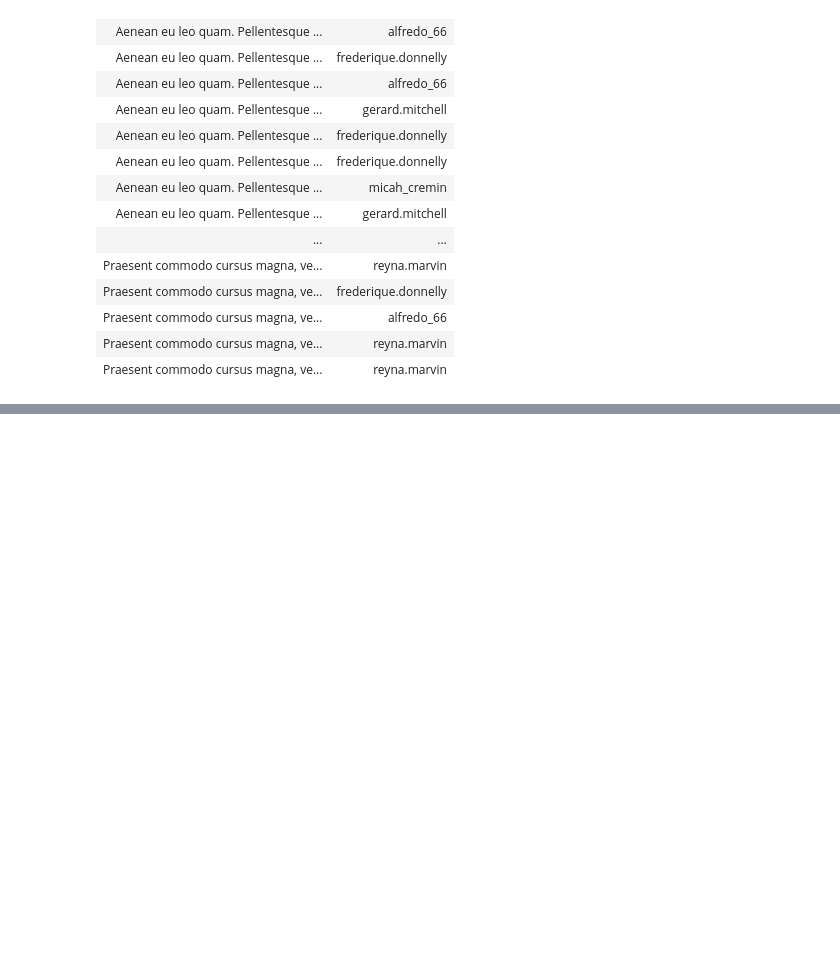
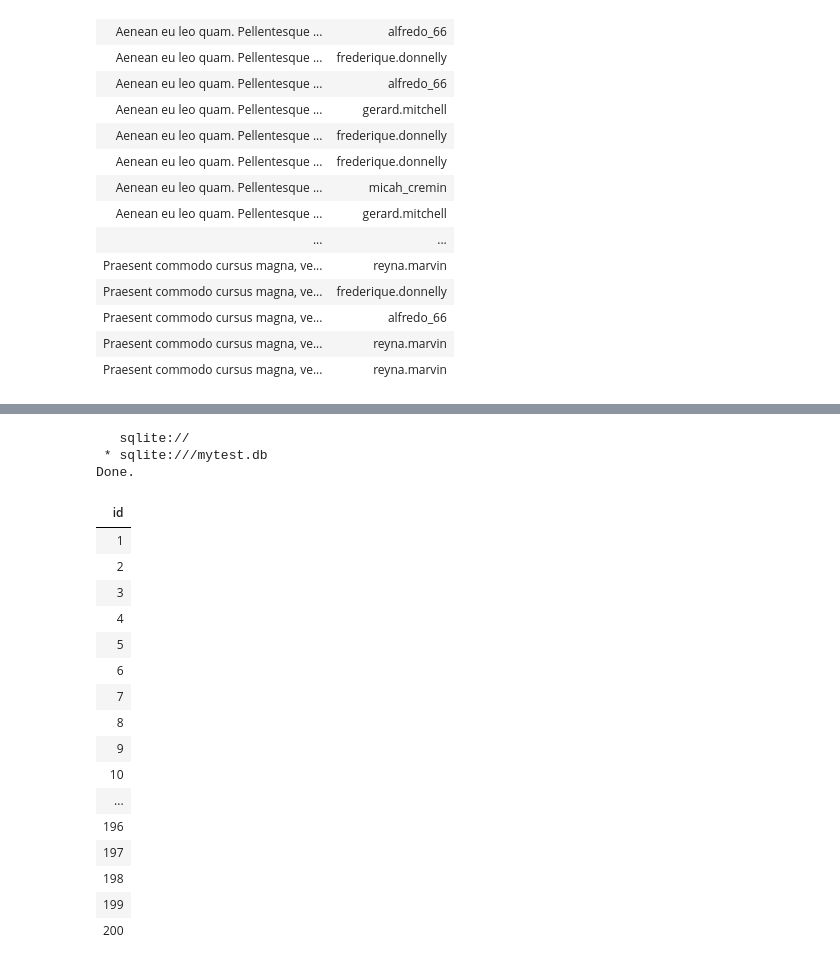
Before and after one commit to alirezaghorbani1983/psql_training, a Jupyter notebook: psql_1.ipynb, the cells around one changed output, grey strips where cells are left out. Saved outputs shown, nothing was run; the diff lists cells and outputs as text; code cells hidden in the pictures; blank space fills up the shorter version.

```diff
--- a/psql_1.ipynb
+++ b/psql_1.ipynb
@@ -871,0 +937,26 @@ Done.
+# %%
+%%sql
+SELECT comments.id
+FROM photos
+JOIN comments ON photos.id = comments.photo_id;
+# %% [output]
+   sqlite://
+ * sqlite:///mytest.db
+Done.
+| id |
+| 1 |
+| 2 |
+| 3 |
+| 4 |
+| 5 |
+| 6 |
+| 7 |
+| 8 |
+| 9 |
+| 10 |
+| ... |
+| 196 |
+| 197 |
+| 198 |
+| 199 |
+| 200 |
```
Also changed, not shown: parts of 4 cells of this notebook.
